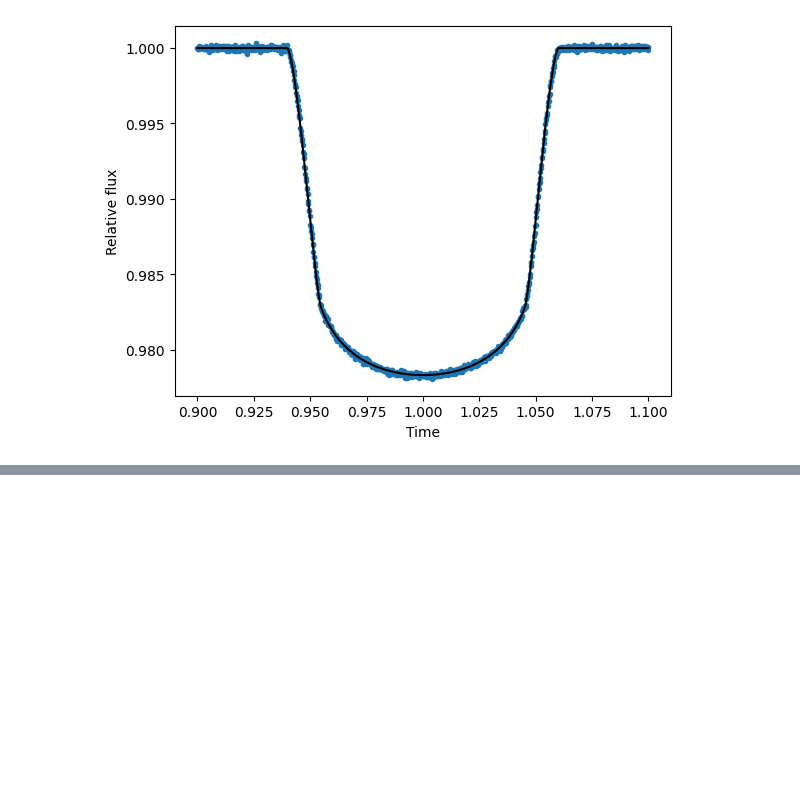
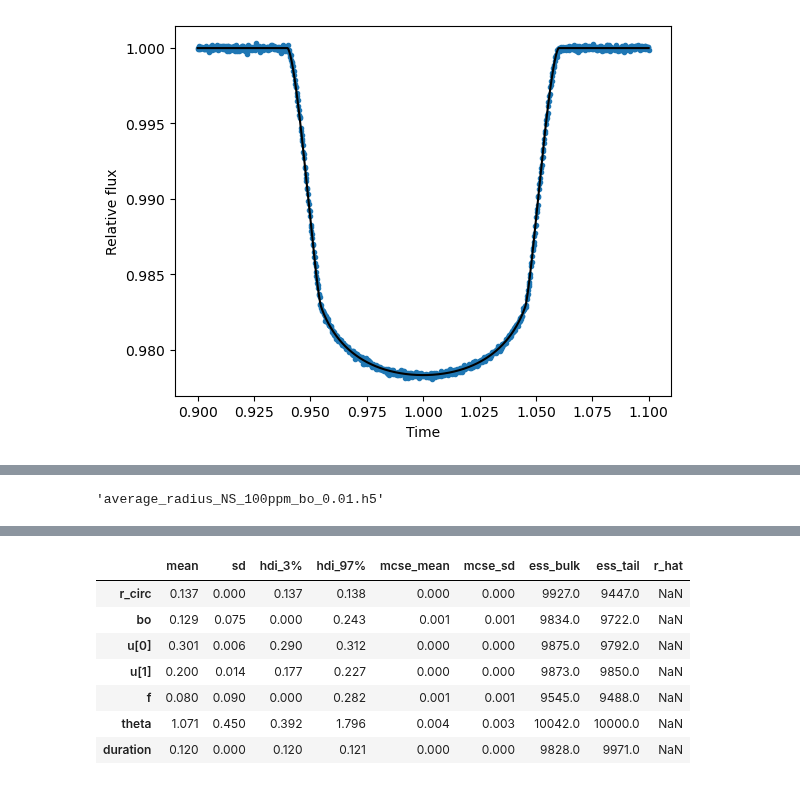
Before and after one commit to shishirdholakia/eclipsoid, a Jupyter notebook: notebooks/NestedSamplingFit.ipynb, the cells around one changed output, grey strips where cells are left out. Saved outputs shown, nothing was run; the diff lists cells and outputs as text; code cells hidden in the pictures; blank space fills up the shorter version.

```diff
--- a/notebooks/NestedSamplingFit.ipynb
+++ b/notebooks/NestedSamplingFit.ipynb
@@ -147,0 +121,7 @@ INFO[2024-05-29 00:33:35,480]: Number of parallel Markov-chains set to: 175
+# %%
+inf_data_ns.to_netcdf("average_radius_NS_100ppm_bo_0.01.h5")
+# %% [output]
+'average_radius_NS_100ppm_bo_0.01.h5'
+# %%
+az.summary(inf_data_ns, var_names=['r_circ', 'bo', 'u', 'f', 'theta', 'duration'])
+# %% [output]
@@ -147,0 +129,8 @@ INFO[2024-05-29 00:33:35,480]: Number of parallel Markov-chains set to: 175
+|  | mean | sd | hdi_3% | hdi_97% | mcse_mean | mcse_sd | ess_bulk | ess_tail | r_hat |
+| r_circ | 0.137 | 0.000 | 0.137 | 0.138 | 0.000 | 0.000 | 9927.0 | 9447.0 | NaN |
+| bo | 0.129 | 0.075 | 0.000 | 0.243 | 0.001 | 0.001 | 9834.0 | 9722.0 | NaN |
+| u[0] | 0.301 | 0.006 | 0.290 | 0.312 | 0.000 | 0.000 | 9875.0 | 9792.0 | NaN |
+| u[1] | 0.200 | 0.014 | 0.177 | 0.227 | 0.000 | 0.000 | 9873.0 | 9850.0 | NaN |
+| f | 0.080 | 0.090 | 0.000 | 0.282 | 0.001 | 0.001 | 9545.0 | 9488.0 | NaN |
+| theta | 1.071 | 0.450 | 0.392 | 1.796 | 0.004 | 0.003 | 10042.0 | 10000.0 | NaN |
+| duration | 0.120 | 0.000 | 0.120 | 0.121 | 0.000 | 0.000 | 9828.0 | 9971.0 | NaN |
```
Also changed, not shown: parts of 6 cells of this notebook.
